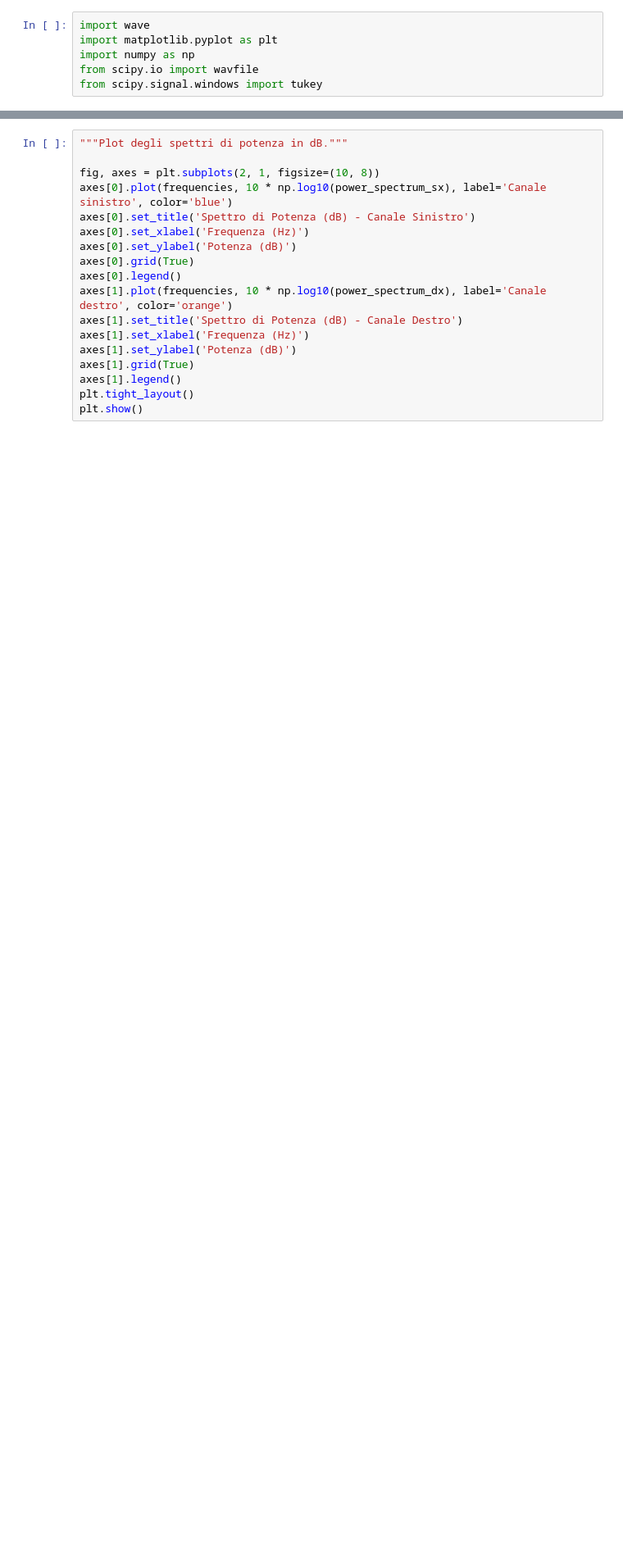
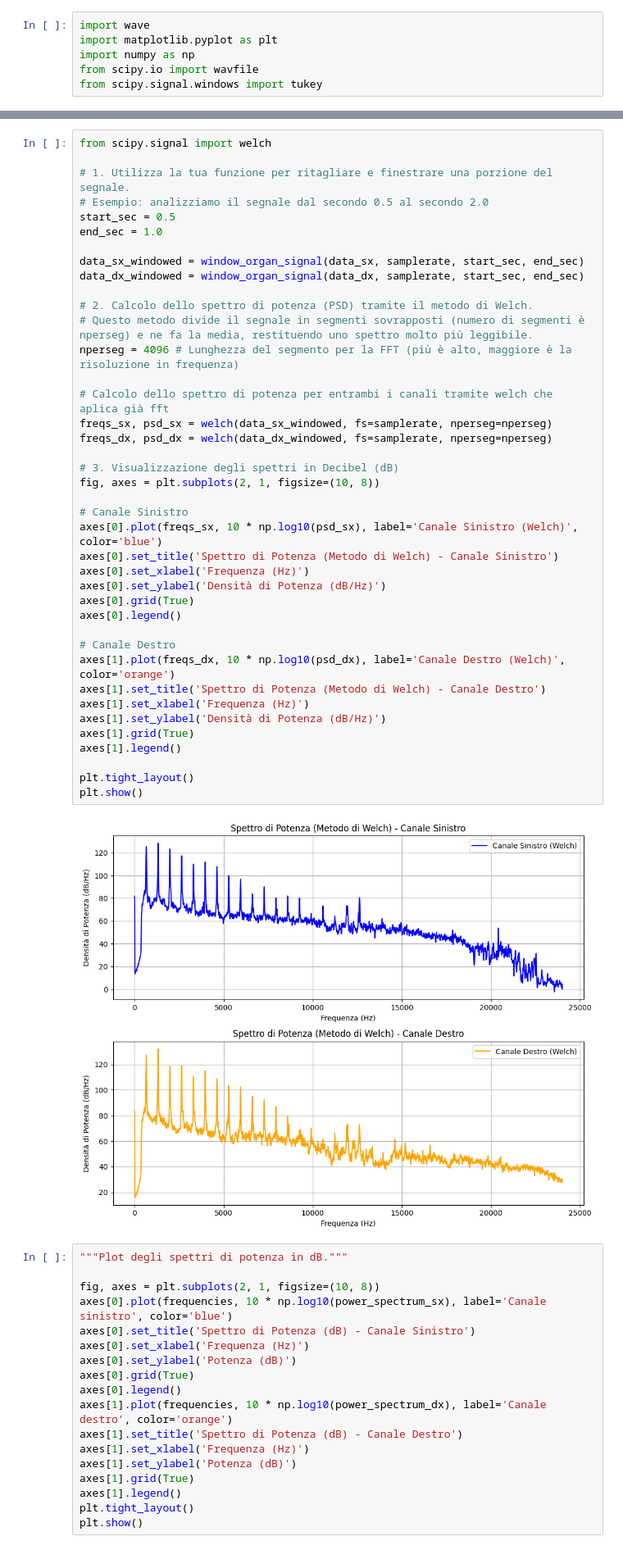
Before and after one commit to FrancescooParis/Machine-Learning-in-Acoustics, a Jupyter notebook: read_data.ipynb, the cells around one changed output, grey strips where cells are left out. Shown at 82% size. Drawn from its saved outputs; the diff is of its cells as text; blank space fills up the shorter version.

```diff
--- a/read_data.ipynb
+++ b/read_data.ipynb
@@ -52,3 +50,45 @@ frequencies = np.fft.fftfreq(n, d=1/samplerate)[:n//2]
+# %%
+from scipy.signal import welch
+
+# 1. Utilizza la tua funzione per ritagliare e finestrare una porzione del segnale.
+# Esempio: analizziamo il segnale dal secondo 0.5 al secondo 2.0
+start_sec = 0.5
+end_sec = 1.0
+
+data_sx_windowed = window_organ_signal(data_sx, samplerate, start_sec, end_sec)
+data_dx_windowed = window_organ_signal(data_dx, samplerate, start_sec, end_sec)
+
+# 2. Calcolo dello spettro di potenza (PSD) tramite il metodo di Welch.
+# Questo metodo divide il segnale in segmenti sovrapposti (numero di segmenti è nperseg) e ne fa la media, restituendo uno spettro molto più leggibile.
+nperseg = 4096 # Lunghezza del segmento per la FFT (più è alto, maggiore è la risoluzione in frequenza)
+
+# Calcolo dello spettro di potenza per entrambi i canali tramite welch che aplica già fft
+freqs_sx, psd_sx = welch(data_sx_windowed, fs=samplerate, nperseg=nperseg)
+freqs_dx, psd_dx = welch(data_dx_windowed, fs=samplerate, nperseg=nperseg)
+
+# 3. Visualizzazione degli spettri in Decibel (dB)
+fig, axes = plt.subplots(2, 1, figsize=(10, 8))
+
+# Canale Sinistro
+axes[0].plot(freqs_sx, 10 * np.log10(psd_sx), label='Canale Sinistro (Welch)', color='blue')
+axes[0].set_title('Spettro di Potenza (Metodo di Welch) - Canale Sinistro')
+axes[0].set_xlabel('Frequenza (Hz)')
+axes[0].set_ylabel('Densità di Potenza (dB/Hz)')
+axes[0].grid(True)
+axes[0].legend()
+
+# Canale Destro
+axes[1].plot(freqs_dx, 10 * np.log10(psd_dx), label='Canale Destro (Welch)', color='orange')
+axes[1].set_title('Spettro di Potenza (Metodo di Welch) - Canale Destro')
+axes[1].set_xlabel('Frequenza (Hz)')
+axes[1].set_ylabel('Densità di Potenza (dB/Hz)')
+axes[1].grid(True)
+axes[1].legend()
+
+plt.tight_layout()
+plt.show()
+# %% [output]
+[figure, added]
 # %%
 """Plot degli spettri di potenza in dB."""
 
```
Also changed, not shown: parts of 3 cells of this notebook, 3 other files.
